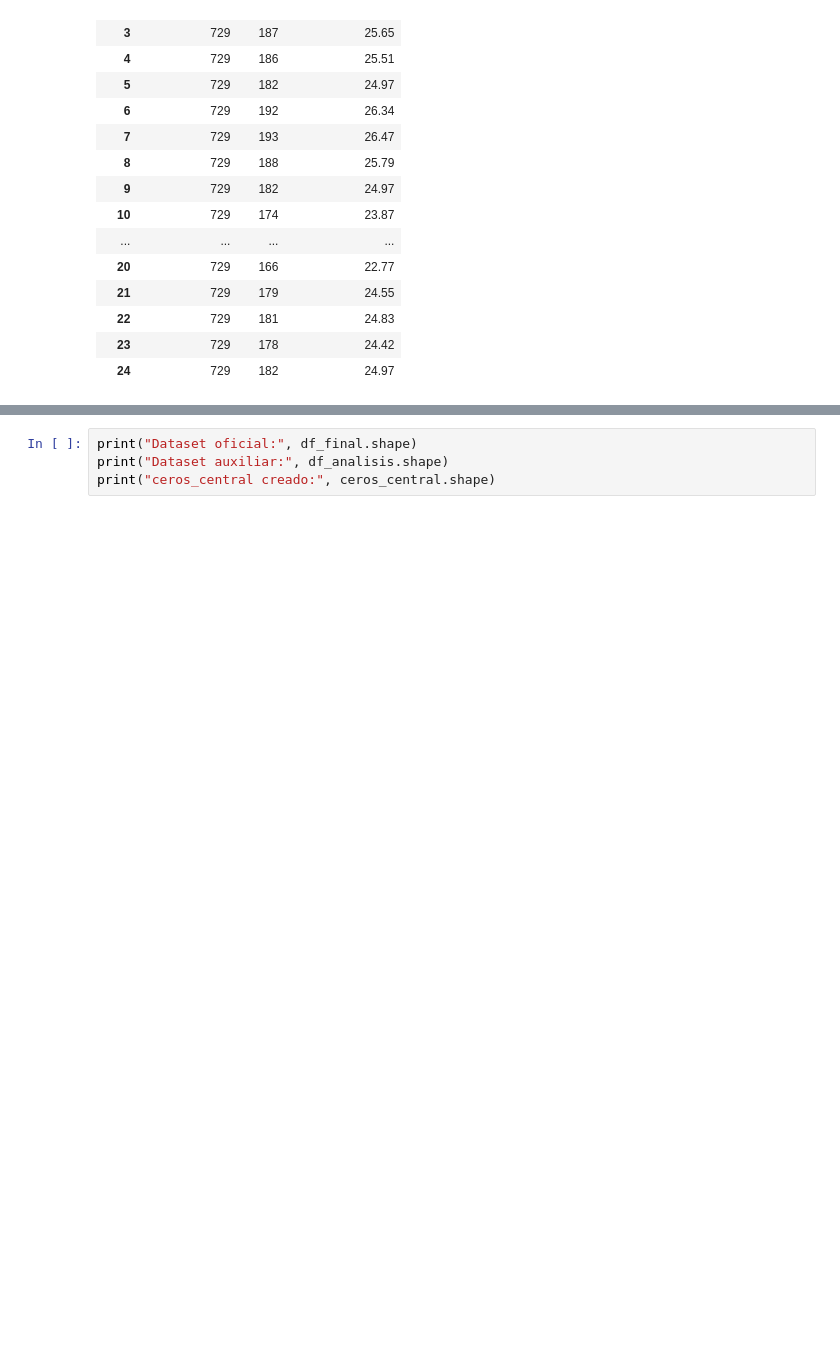
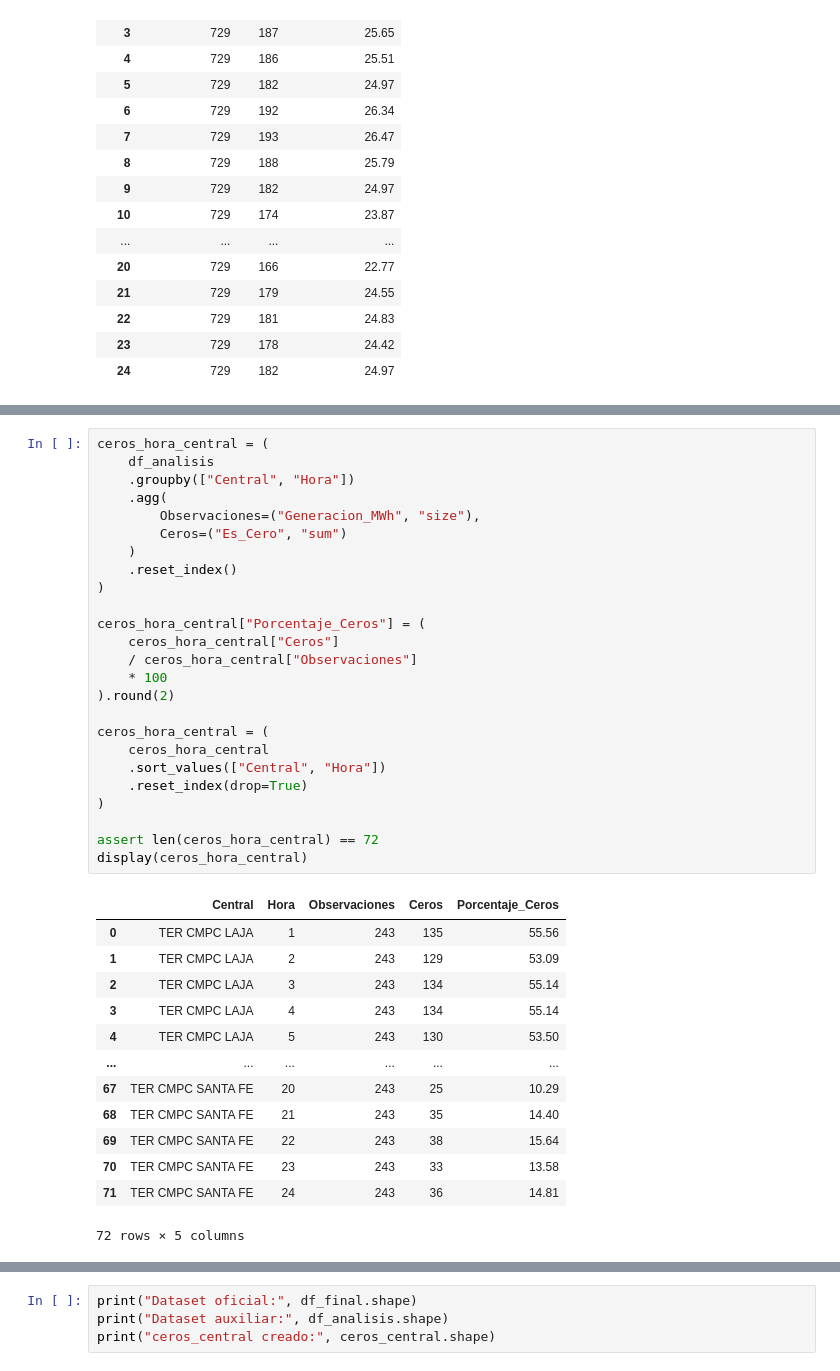
Before and after one commit to vedurancisterna-alt/Grupo-2-Sumativa-1-, a Jupyter notebook: F2/F2_preparacion_datos.ipynb, the cells around one changed output, grey strips where cells are left out. Drawn from its saved outputs; the diff is of its cells as text; blank space fills up the shorter version.

```diff
--- a/F2/F2_preparacion_datos.ipynb
+++ b/F2/F2_preparacion_datos.ipynb
@@ -432,0 +533,39 @@ display(ceros_hora.round(2))
+# %%
+ceros_hora_central = (
+    df_analisis
+    .groupby(["Central", "Hora"])
+    .agg(
+        Observaciones=("Generacion_MWh", "size"),
+        Ceros=("Es_Cero", "sum")
+    )
+    .reset_index()
+)
+
+ceros_hora_central["Porcentaje_Ceros"] = (
+    ceros_hora_central["Ceros"]
+    / ceros_hora_central["Observaciones"]
+    * 100
+).round(2)
+
+ceros_hora_central = (
+    ceros_hora_central
+    .sort_values(["Central", "Hora"])
+    .reset_index(drop=True)
+)
+
+assert len(ceros_hora_central) == 72
+display(ceros_hora_central)
+# %% [output]
+|  | Central | Hora | Observaciones | Ceros | Porcentaje_Ceros |
+| 0 | TER CMPC LAJA | 1 | 243 | 135 | 55.56 |
+| 1 | TER CMPC LAJA | 2 | 243 | 129 | 53.09 |
+| 2 | TER CMPC LAJA | 3 | 243 | 134 | 55.14 |
+| 3 | TER CMPC LAJA | 4 | 243 | 134 | 55.14 |
+| 4 | TER CMPC LAJA | 5 | 243 | 130 | 53.50 |
+| ... | ... | ... | ... | ... | ... |
+| 67 | TER CMPC SANTA FE | 20 | 243 | 25 | 10.29 |
+| 68 | TER CMPC SANTA FE | 21 | 243 | 35 | 14.40 |
+| 69 | TER CMPC SANTA FE | 22 | 243 | 38 | 15.64 |
+| 70 | TER CMPC SANTA FE | 23 | 243 | 33 | 13.58 |
+| 71 | TER CMPC SANTA FE | 24 | 243 | 36 | 14.81 |
+72 rows × 5 columns
```
Also changed, not shown: parts of 29 cells of this notebook, 3 other files.
